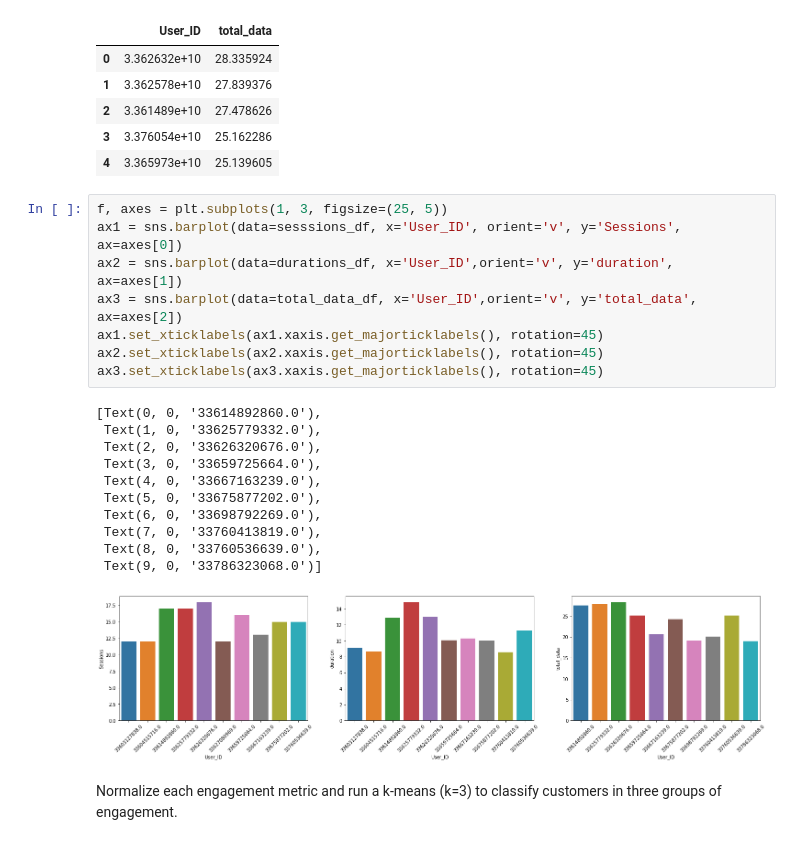
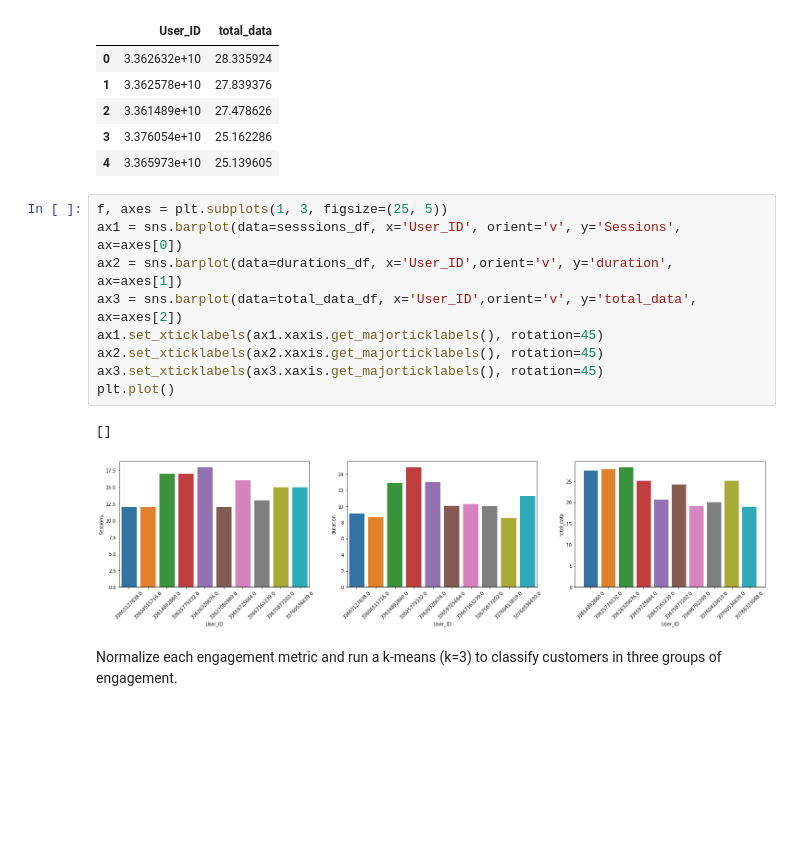
Before and after one commit to jedisam/Telecom-Data-Analysis, a Jupyter notebook: notebooks/userEngagementAnalysis.ipynb, the cells around one changed output. Drawn from its saved outputs; the diff is of its cells as text; blank space fills up the shorter version.

Commit message:
experience visualizations & scripts

```diff
--- a/notebooks/userEngagementAnalysis.ipynb
+++ b/notebooks/userEngagementAnalysis.ipynb
@@ -156,23 +160,15 @@ total_data_df.head()
 # %%
 f, axes = plt.subplots(1, 3, figsize=(25, 5))
 ax1 = sns.barplot(data=sesssions_df, x='User_ID', orient='v', y='Sessions', ax=axes[0])
 ax2 = sns.barplot(data=durations_df, x='User_ID',orient='v', y='duration', ax=axes[1])
 ax3 = sns.barplot(data=total_data_df, x='User_ID',orient='v', y='total_data', ax=axes[2])
 ax1.set_xticklabels(ax1.xaxis.get_majorticklabels(), rotation=45)
 ax2.set_xticklabels(ax2.xaxis.get_majorticklabels(), rotation=45)
 ax3.set_xticklabels(ax3.xaxis.get_majorticklabels(), rotation=45)
+plt.plot()
 # %% [output]
-[Text(0, 0, '33614892860.0'),
- Text(1, 0, '33625779332.0'),
- Text(2, 0, '33626320676.0'),
- Text(3, 0, '33659725664.0'),
- Text(4, 0, '33667163239.0'),
- Text(5, 0, '33675877202.0'),
- Text(6, 0, '33698792269.0'),
- Text(7, 0, '33760413819.0'),
- Text(8, 0, '33760536639.0'),
- Text(9, 0, '33786323068.0')]
+[]
-[figure, old version]
+[figure, new version]
 # %% [markdown]
 Normalize each engagement metric and run a k-means (k=3) to classify customers in three groups of engagement.
 # %%
```
Also changed, not shown: parts of 39 cells of this notebook, 6 other files.
